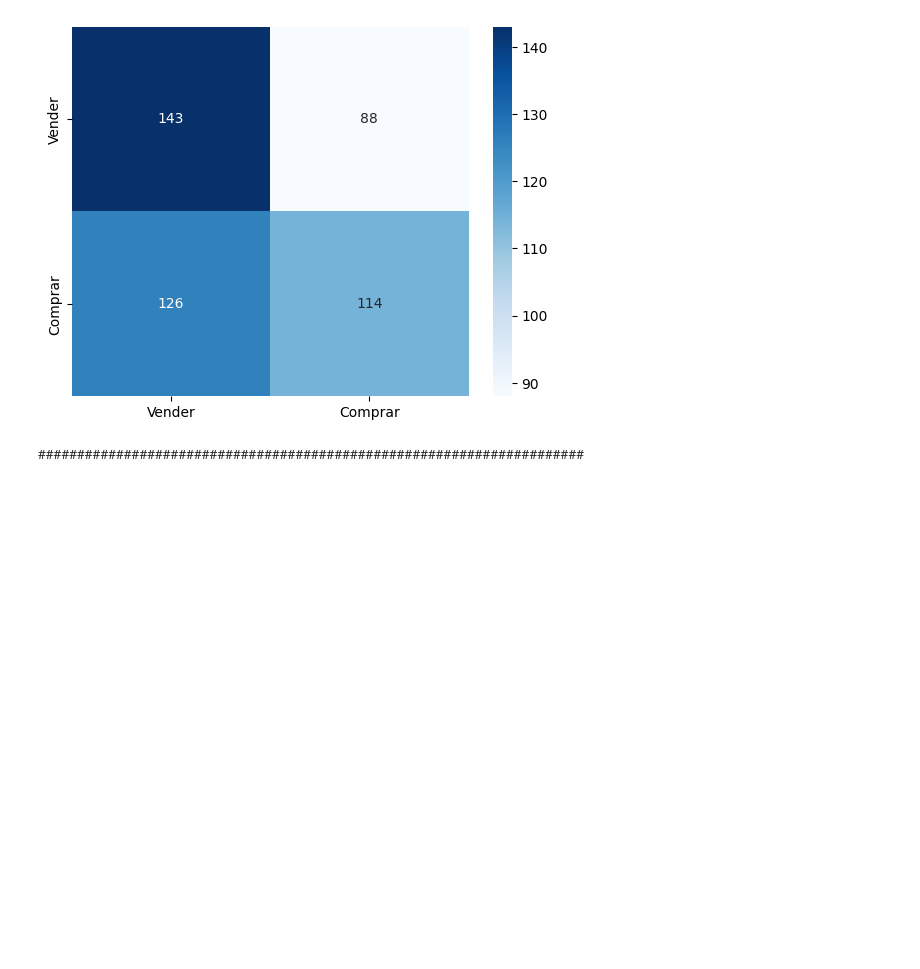
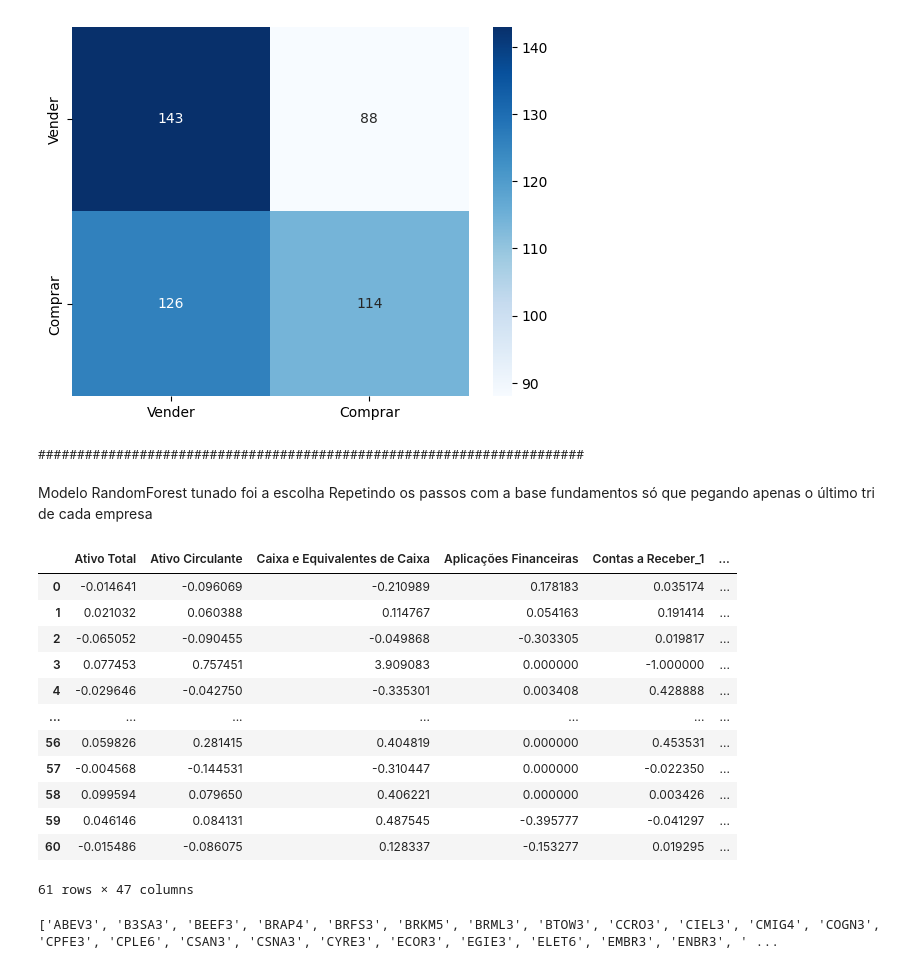
Before and after one commit to YagoL3m3/stock-ai-recommender, a Jupyter notebook: tratativas_dataframes.ipynb, the cells around one changed output. Cells and saved outputs as stored; diff of their text form; code cells hidden in the pictures; blank space fills up the shorter version.

```diff
--- a/tratativas_dataframes.ipynb
+++ b/tratativas_dataframes.ipynb
@@ -700,3 +736,35 @@ RandomForest Tunado
 weighted avg       0.55      0.55      0.54       471
 [figure]
 ######################################################################
+# %% [markdown]
+Modelo RandomForest tunado foi a escolha
+Repetindo os passos com a base fundamentos só que pegando apenas o último tri de cada empresa
+# %%
+ult_tri_fundamentos = fundamentos.copy()
+lista_empresas = []
+lista_df = []
+
+for empresa in ult_tri_fundamentos:
+    df_empresa = ult_tri_fundamentos[empresa][-1:].reset_index(drop=True)
+    lista_df.append(df_empresa)
+    lista_empresas.append(empresa)
+
+ult_tri_base_dados = pd.concat(lista_df, ignore_index=True)
+
+display(ult_tri_base_dados)
+print(lista_empresas)
+# %% [output]
+|  | Ativo Total | Ativo Circulante | Caixa e Equivalentes de Caixa | Aplicações Financeiras | Contas a Receber_1 | ... |
+| 0 | -0.014641 | -0.096069 | -0.210989 | 0.178183 | 0.035174 | ... |
+| 1 | 0.021032 | 0.060388 | 0.114767 | 0.054163 | 0.191414 | ... |
+| 2 | -0.065052 | -0.090455 | -0.049868 | -0.303305 | 0.019817 | ... |
+| 3 | 0.077453 | 0.757451 | 3.909083 | 0.000000 | -1.000000 | ... |
+| 4 | -0.029646 | -0.042750 | -0.335301 | 0.003408 | 0.428888 | ... |
+| ... | ... | ... | ... | ... | ... | ... |
+| 56 | 0.059826 | 0.281415 | 0.404819 | 0.000000 | 0.453531 | ... |
+| 57 | -0.004568 | -0.144531 | -0.310447 | 0.000000 | -0.022350 | ... |
+| 58 | 0.099594 | 0.079650 | 0.406221 | 0.000000 | 0.003426 | ... |
+| 59 | 0.046146 | 0.084131 | 0.487545 | -0.395777 | -0.041297 | ... |
+| 60 | -0.015486 | -0.086075 | 0.128337 | -0.153277 | 0.019295 | ... |
+61 rows × 47 columns
+['ABEV3', 'B3SA3', 'BEEF3', 'BRAP4', 'BRFS3', 'BRKM5', 'BRML3', 'BTOW3', 'CCRO3', 'CIEL3', 'CMIG4', 'COGN3', 'CPFE3', 'CPLE6', 'CSAN3', 'CSNA3', 'CYRE3', 'ECOR3', 'EGIE3', 'ELET6', 'EMBR3', 'ENBR3', ' ...
```
Also changed, not shown: parts of 20 cells of this notebook.
